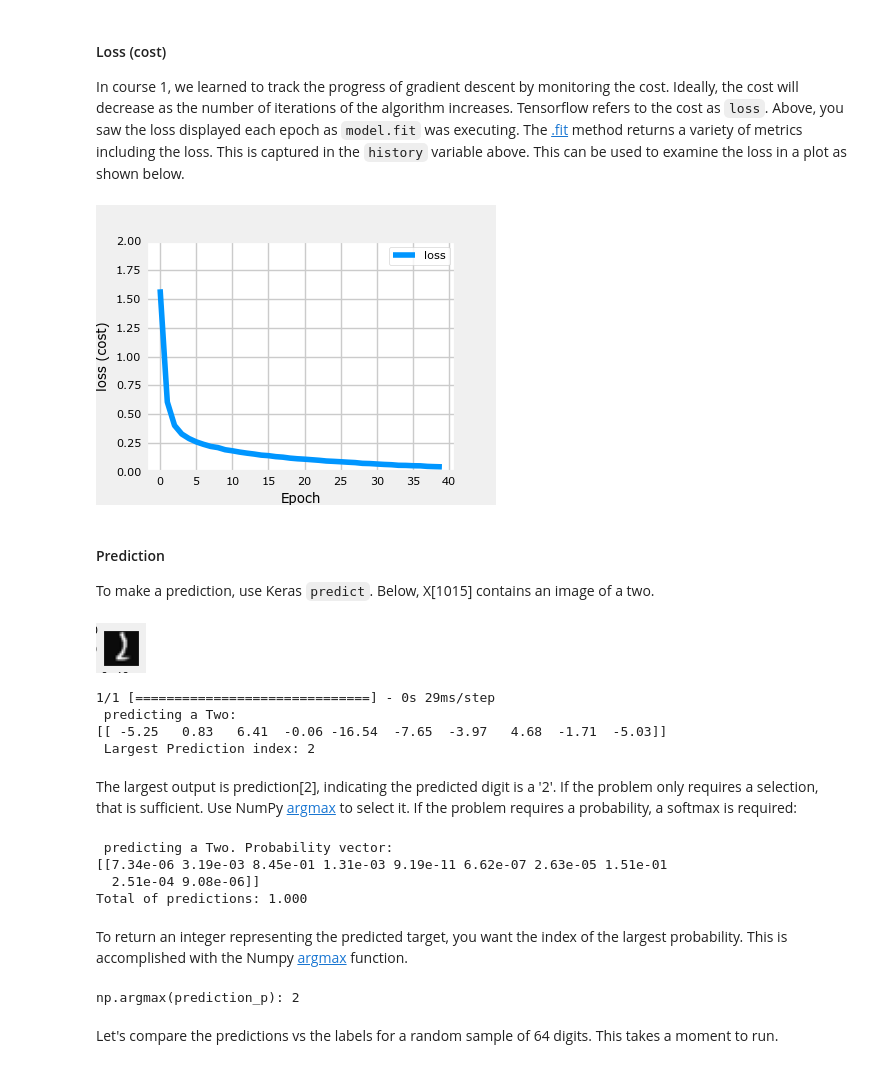
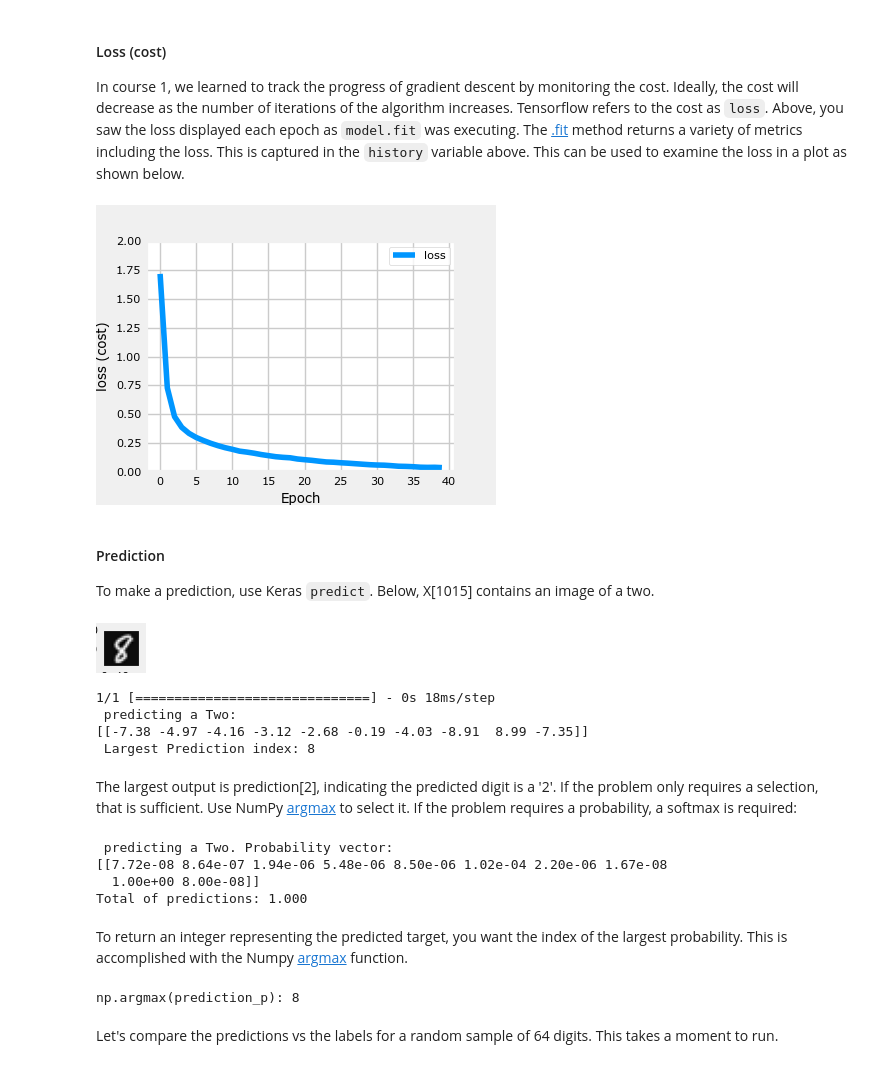
Before and after one commit to frankRenlf/2022-Machine-Learning-Specialization, a Jupyter notebook: Advanced Learning Algorithms/week2/9.Practice Lab Neural network training/C2_W2_Assignment.ipynb, the cells around one changed output. Saved outputs shown, nothing was run; the diff lists cells and outputs as text; code cells hidden in the pictures.

```diff
--- a/Advanced Learning Algorithms/week2/9.Practice Lab Neural network training/C2_W2_Assignment.ipynb
+++ b/Advanced Learning Algorithms/week2/9.Practice Lab Neural network training/C2_W2_Assignment.ipynb
@@ -198,3 +195,8 @@ X, y = load_data()
+# %%
+# load dataset
+from sklearn.model_selection import train_test_split
+X, y = load_data()
+X_train, X_test, y_train, y_test = train_test_split(X, y, train_size=0.8)
 # %% [markdown]
 #### 4.2.1 View the variables
 Let's get more familiar with your dataset.
@@ -435,7 +441,7 @@ model.compile(
 )
 
 history = model.fit(
-    X,y,
+    X_train,y_train,
     epochs=40
 )
 # %% [output]
@@ -472,23 +476,23 @@ In course 1, we learned to track the progress of gradient descent by monitoring
 # %%
 plot_loss_tf(history)
 # %% [output]
-[figure, old version]
+[figure, new version]
 # %% [markdown]
 #### Prediction
 To make a prediction, use Keras `predict`. Below, X[1015] contains an image of a two.
 # %%
-image_of_two = X[1015]
+image_of_two = X_train[1015]
 display_digit(image_of_two)
 
 prediction = model.predict(image_of_two.reshape(1,400))  # prediction
 print(f" predicting a Two: \n{prediction}")
 print(f" Largest Prediction index: {np.argmax(prediction)}")
 # %% [output]
-[figure, old version]
+[figure, new version]
-1/1 [==============================] - 0s 29ms/step
+1/1 [==============================] - 0s 18ms/step
  predicting a Two:
-[[ -5.25   0.83   6.41  -0.06 -16.54  -7.65  -3.97   4.68  -1.71  -5.03]]
- Largest Prediction index: 2
+[[-7.38 -4.97 -4.16 -3.12 -2.68 -0.19 -4.03 -8.91  8.99 -7.35]]
+ Largest Prediction index: 8
 # %% [markdown]
 The largest output is prediction[2], indicating the predicted digit is a '2'. If the problem only requires a selection, that is sufficient. Use NumPy [argmax](https://numpy.org/doc/stable/reference/generated/numpy.argmax.html) to select it. If the problem requires a probability, a softmax is required:
 # %%
@@ -498,8 +502,8 @@ print(f" predicting a Two. Probability vector: \n{prediction_p}")
 print(f"Total of predictions: {np.sum(prediction_p):0.3f}")
 # %% [output]
  predicting a Two. Probability vector:
-[[7.34e-06 3.19e-03 8.45e-01 1.31e-03 9.19e-11 6.62e-07 2.63e-05 1.51e-01
-  2.51e-04 9.08e-06]]
+[[7.72e-08 8.64e-07 1.94e-06 5.48e-06 8.50e-06 1.02e-04 2.20e-06 1.67e-08
+  1.00e+00 8.00e-08]]
 Total of predictions: 1.000
 # %% [markdown]
 To return an integer representing the predicted target, you want the index of the largest probability. This is accomplished with the Numpy [argmax](https://numpy.org/doc/stable/reference/generated/numpy.argmax.html) function.
@@ -508,7 +512,7 @@ yhat = np.argmax(prediction_p)
 
 print(f"np.argmax(prediction_p): {yhat}")
 # %% [output]
-np.argmax(prediction_p): 2
+np.argmax(prediction_p): 8
 # %% [markdown]
 Let's compare the predictions vs the labels for a random sample of 64 digits. This takes a moment to run.
 # %%
```
Also changed, not shown: parts of 9 cells of this notebook.
